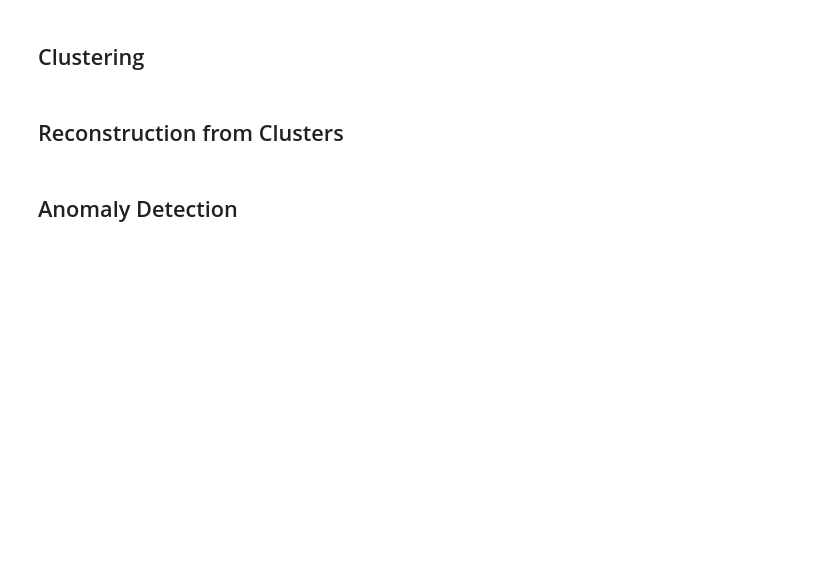
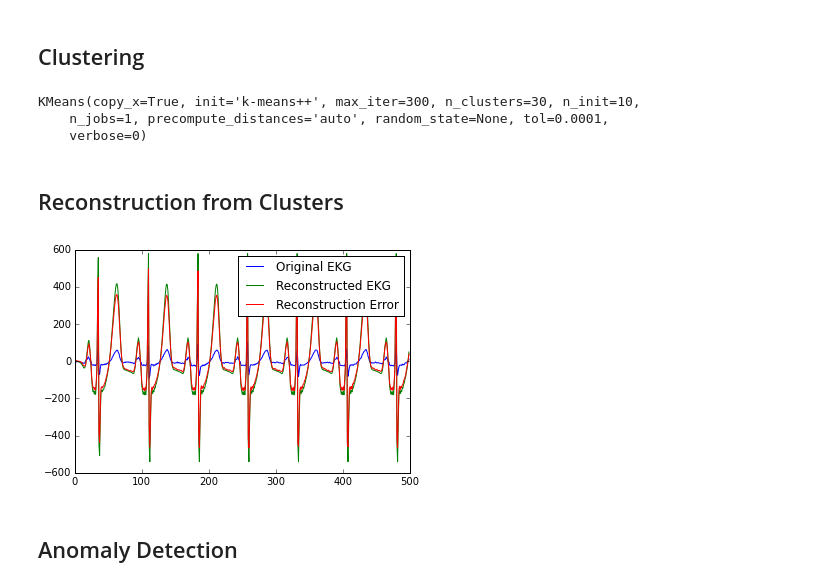
Before and after one commit to mrahtz/sanger-machine-learning-workshop, a Jupyter notebook: Unsupervised Learning.ipynb, the cells around one changed output. Drawn from its saved outputs; the diff is of its cells as text; code cells hidden in the pictures; blank space fills up the shorter version.

Commit message:
First attempt at final reconstruction code

```diff
--- a/Unsupervised Learning.ipynb
+++ b/Unsupervised Learning.ipynb
@@ -193,8 +198,64 @@ plot_chunks(chunks)
 TODO: normalise?
 # %% [markdown]
 ## Clustering
+# %%
+from sklearn.cluster import KMeans
+
+clusterer = KMeans(n_clusters=30)
+# TODO: training/test chunks
+clusterer.fit(training_chunks)
+# %% [output]
+KMeans(copy_x=True, init='k-means++', max_iter=300, n_clusters=30, n_init=10,
+    n_jobs=1, precompute_distances='auto', random_state=None, tol=0.0001,
+    verbose=0)
 # %% [markdown]
 ## Reconstruction from Clusters
+# %%
+def sliding_chunker(data, window_len, slide_len):
+    """
+    Split a list into a series of sub-lists, each sub-list window_len long,
+    sliding along by slide_len each time. If the list doesn't have enough
+    elements for the final sub-list to be window_len long, the remaining data
+    will be dropped.
+
+    e.g. sliding_chunker(range(6), window_len=3, slide_len=2)
+    gives [ [0, 1, 2], [2, 3, 4] ]
+    """
+    chunks = []
+    for pos in range(0, len(data), slide_len):
+        chunk = np.copy(data[pos:pos+window_len])
+        if len(chunk) != window_len:
+            continue
+        chunks.append(chunk)
+
+    return chunks
+
+test_chunks = sliding_chunker(
+    ekg_data_test,
+    window_len=chunk_len,
+    slide_len=slide_len
+)
+
+reconstruction = np.zeros(len(ekg_data_test))
+for chunk_n, chunk in enumerate(test_chunks):
+    chunk *= window
+    nearest_centroid_idx = clusterer.predict(chunk)[0]
+    centroids = clusterer.cluster_centers_
+    nearest_centroid = np.copy(centroids[nearest_centroid_idx])
+
+    pos = chunk_n * slide_len
+    reconstruction[pos:pos+chunk_len] += nearest_centroid
+
+
+error = reconstruction - ekg_data_test
+
+plt.plot(ekg_data_test[0:500], label="Original EKG")
+plt.plot(reconstruction[0:500], label="Reconstructed EKG")
+plt.plot(error[0:500], label="Reconstruction Error")
+plt.legend()
+plt.show()
+# %% [output]
+[figure, added]
 # %% [markdown]
 ## Anomaly Detection
 # %% [markdown]
```
Also changed, not shown: parts of 5 cells of this notebook.
